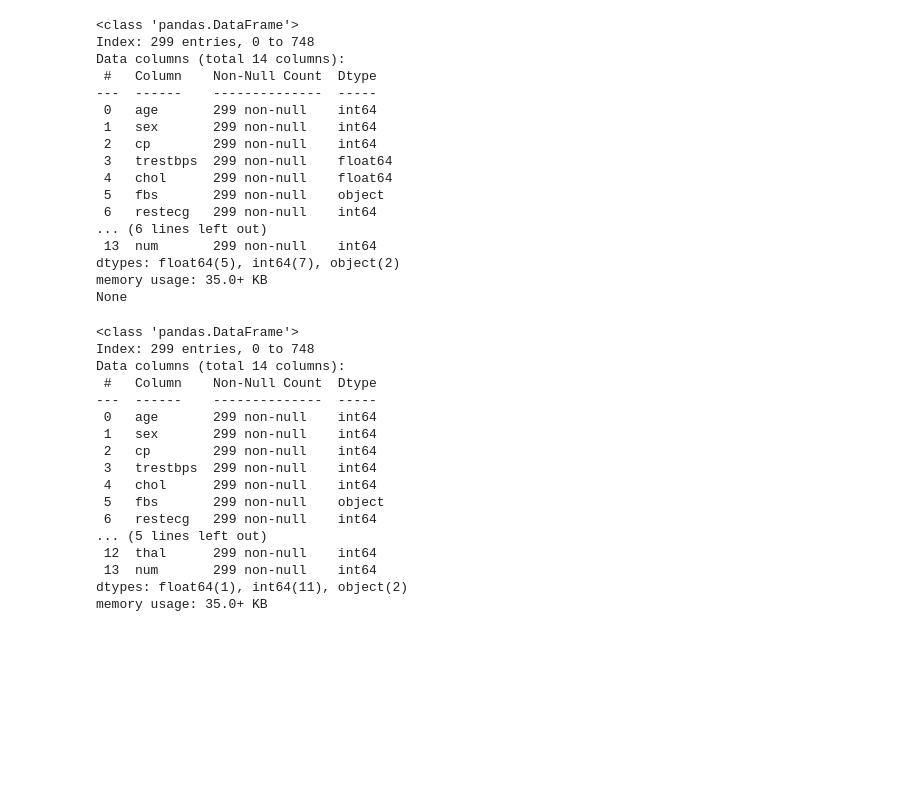
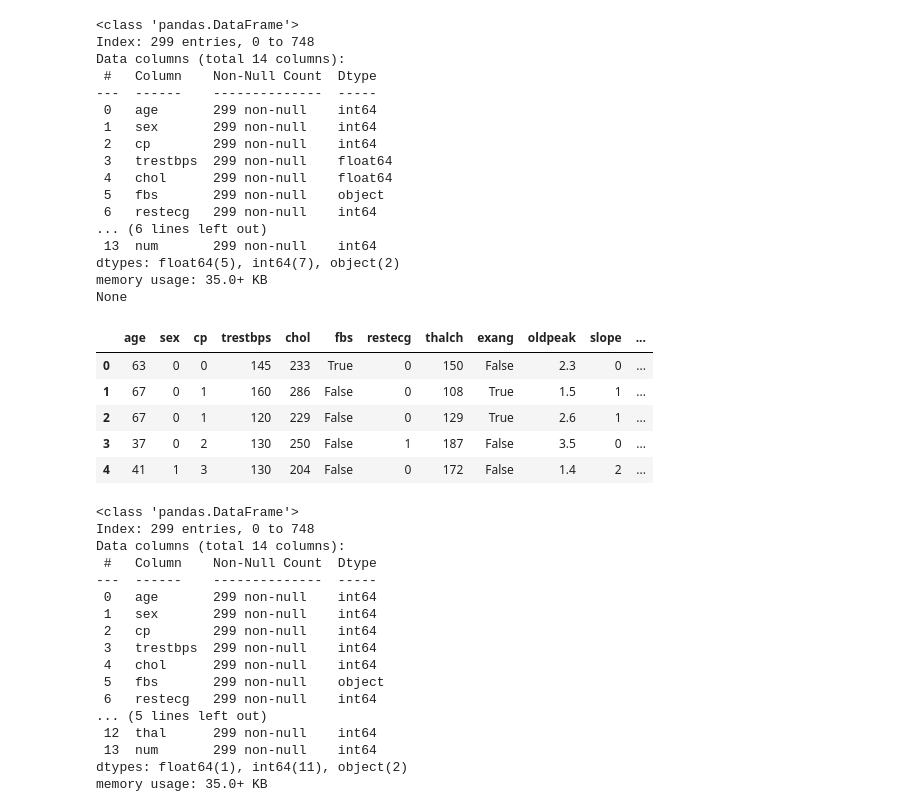
Before and after one commit to gear8mike/ml_examples, a Jupyter notebook: naive_bayes.ipynb, the cells around one changed output. Saved outputs shown, nothing was run; the diff lists cells and outputs as text; code cells hidden in the pictures; blank space fills up the shorter version.

```diff
--- a/naive_bayes.ipynb
+++ b/naive_bayes.ipynb
@@ -559,6 +593,15 @@ float_columns = processed_data_dropped.select_dtypes(include=['float']).columns
 
 # Convert eligible float columns to int
 df_final = convert_float_to_int(processed_data_dropped, float_columns)
+# %%
+df_final.head()
+# %% [output]
+|  | age | sex | cp | trestbps | chol | fbs | restecg | thalch | exang | oldpeak | slope | ... |
+| 0 | 63 | 0 | 0 | 145 | 233 | True | 0 | 150 | False | 2.3 | 0 | ... |
+| 1 | 67 | 0 | 1 | 160 | 286 | False | 0 | 108 | True | 1.5 | 1 | ... |
+| 2 | 67 | 0 | 1 | 120 | 229 | False | 0 | 129 | True | 2.6 | 1 | ... |
+| 3 | 37 | 0 | 2 | 130 | 250 | False | 1 | 187 | False | 3.5 | 0 | ... |
+| 4 | 41 | 1 | 3 | 130 | 204 | False | 0 | 172 | False | 1.4 | 2 | ... |
 # %%
 df_final.info()
 # %% [output]
```
Also changed, not shown: parts of 18 cells of this notebook.
